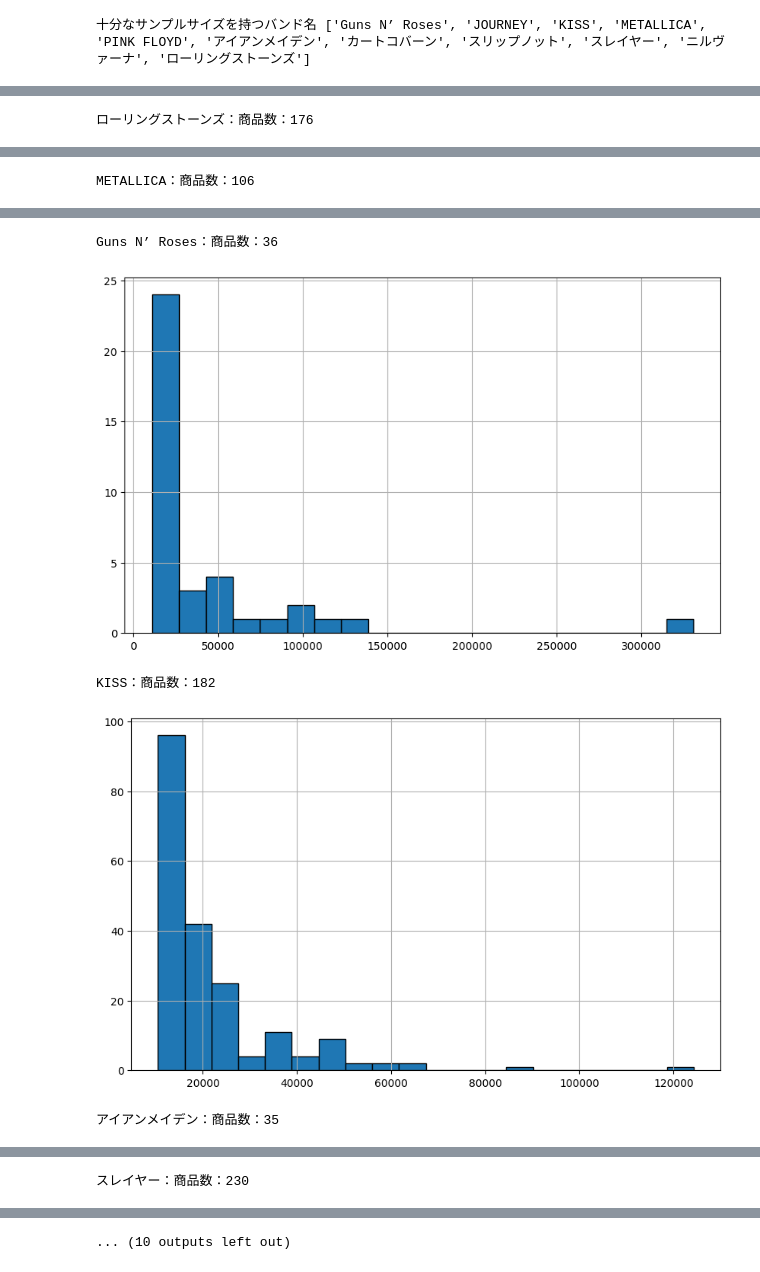
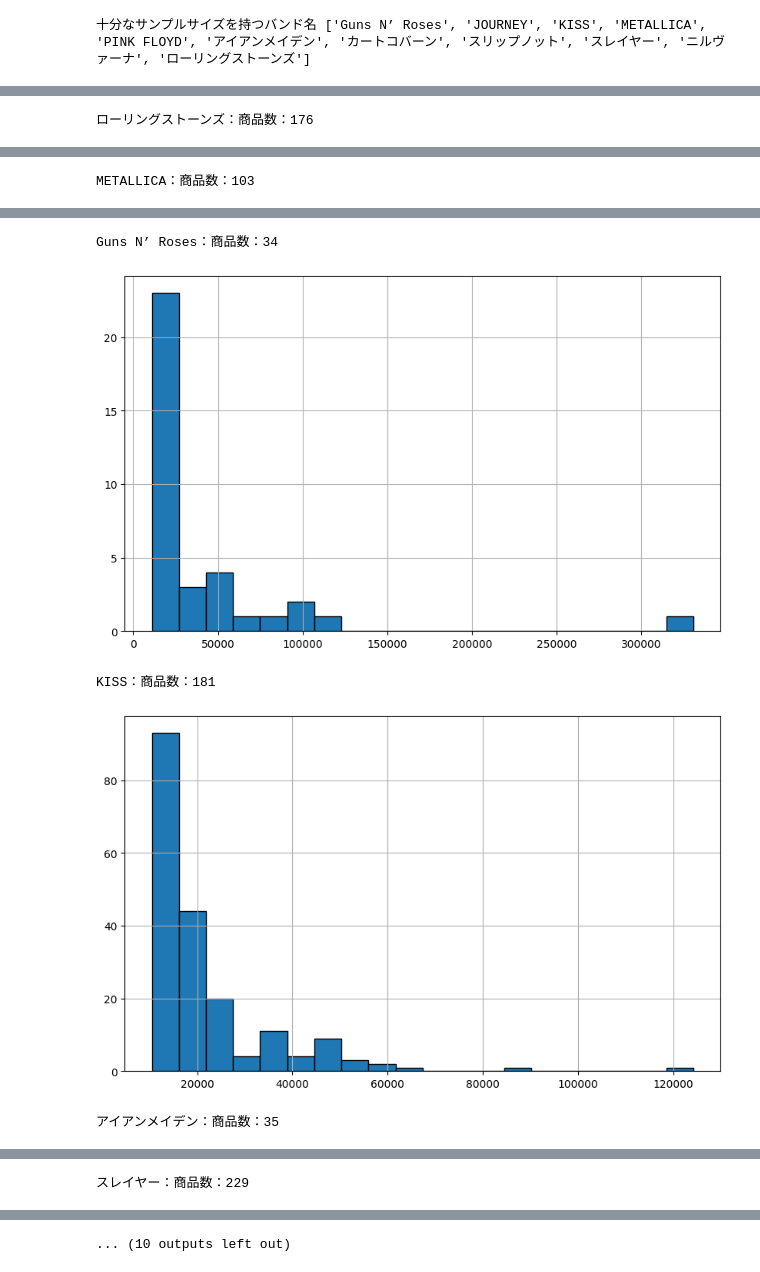
Before and after one commit to atsushimemet/vook_db_lambda, a Jupyter notebook: notebook/rakuten_bandTshirts_prices.ipynb, the cells around one changed output, grey strips where cells are left out. Saved outputs shown, nothing was run; the diff lists cells and outputs as text; code cells hidden in the pictures.

Commit message:
update: get rakuten logic

```diff
--- a/notebook/rakuten_bandTshirts_prices.ipynb
+++ b/notebook/rakuten_bandTshirts_prices.ipynb
@@ -258,0 +236,2 @@ Name: price, dtype: object
+# %%
+df = pd.read_csv("../data/output/rakuten_bandTshirts_prices/output.csv")
@@ -258,0 +311,8 @@ Name: price, dtype: object
+# %%
+# TODO:アーティスト単体
+df_kurt_cobain = valid_records[valid_records["band_name"] == "カートコバーン"].copy()
+df_not_kurt_cobain = valid_records[
+    valid_records["band_name"] != "カートコバーン"
+].copy()
+df_kurt_cobain["band_name"] = "ニルヴァーナ"
+valid_records_after = pd.concat([df_not_kurt_cobain, df_kurt_cobain], ignore_index=True)
@@ -283,13 +342,13 @@ Name: price, dtype: object
 # %%
 # バンドごとに価格帯の分布をプロット
-bands = df_main_filtered["band_name"].unique()
+bands = valid_records_after["band_name"].unique()
 with warnings.catch_warnings():
     warnings.simplefilter("ignore", UserWarning)
     for band in bands:
         print(
-            f"{band}：商品数：{df_main_filtered[df_main_filtered['band_name'] == band]['name'].nunique()}"
+            f"{band}：商品数：{valid_records_after[valid_records_after['band_name'] == band]['name'].nunique()}"
         )
-        band_data = df_main_filtered[df_main_filtered["band_name"] == band]
+        band_data = valid_records_after[valid_records_after["band_name"] == band]
         plt.figure(figsize=(10, 6))
         plt.hist(band_data["price"], bins=20, edgecolor="black")
         plt.grid(True)
@@ -300 +359 @@ with warnings.catch_warnings():
-METALLICA：商品数：106
+METALLICA：商品数：103
@@ -302,5 +361,5 @@ METALLICA：商品数：106
-Guns N’ Roses：商品数：36
+Guns N’ Roses：商品数：34
-[figure, old version]
+[figure, new version]
-KISS：商品数：182
+KISS：商品数：181
-[figure, old version]
+[figure, new version]
 アイアンメイデン：商品数：35
@@ -308 +367 @@ KISS：商品数：182
-スレイヤー：商品数：230
+スレイヤー：商品数：229
```
Also changed, not shown: parts of 13 cells of this notebook.
